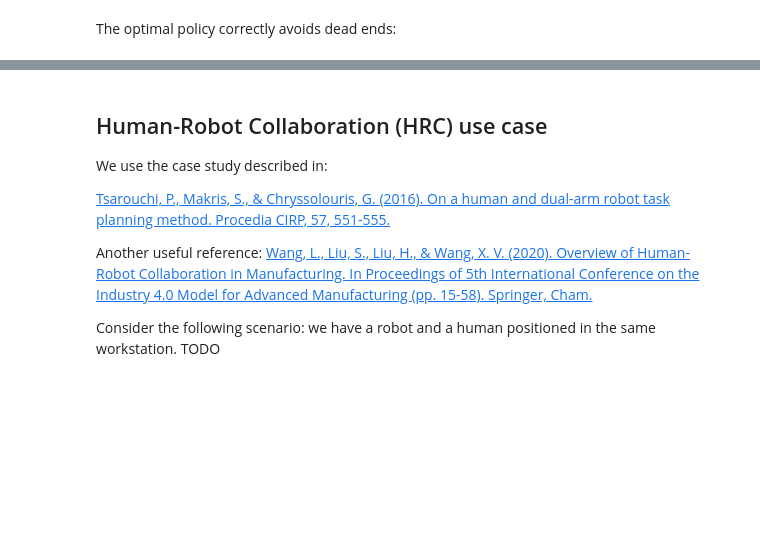
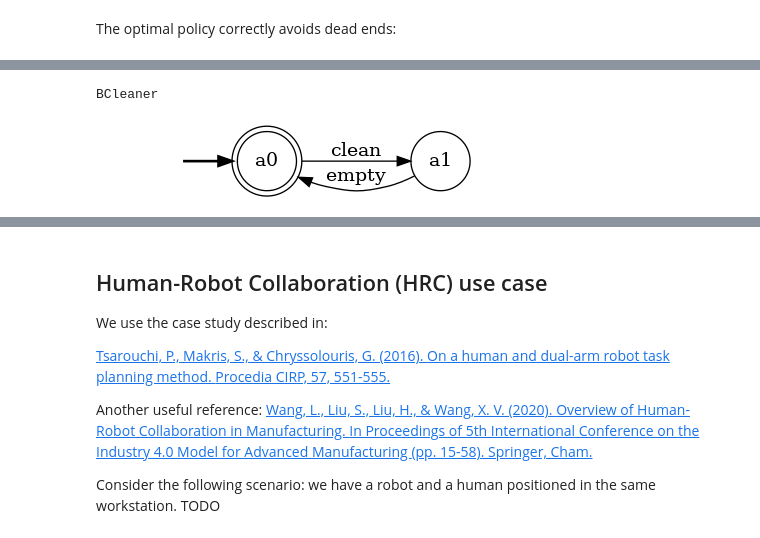
Before and after one commit to luusi/stochastic-service-composition, a Jupyter notebook: examples/notebooks/04-use-cases.ipynb, the cells around one changed output, grey strips where cells are left out. Saved outputs shown, nothing was run; the diff lists cells and outputs as text; code cells hidden in the pictures; blank space fills up the shorter version.

```diff
--- a/examples/notebooks/04-use-cases.ipynb
+++ b/examples/notebooks/04-use-cases.ipynb
@@ -170,0 +240,14 @@ State=(('s1', 'error'), 's0', 'login'), Action=undefined
+# %%
+print("BCleaner")
+bcleaner_service = build_service_from_transitions(
+    {
+        "a0": {"clean": "a1"},
+        "a1": {"empty": "a0"}
+    },
+    "a0",
+    {"a0"}
+)
+render_service(bcleaner_service)
+# %% [output]
+BCleaner
+[figure, added]
```
Also changed, not shown: parts of 18 cells of this notebook, 5 other files.
